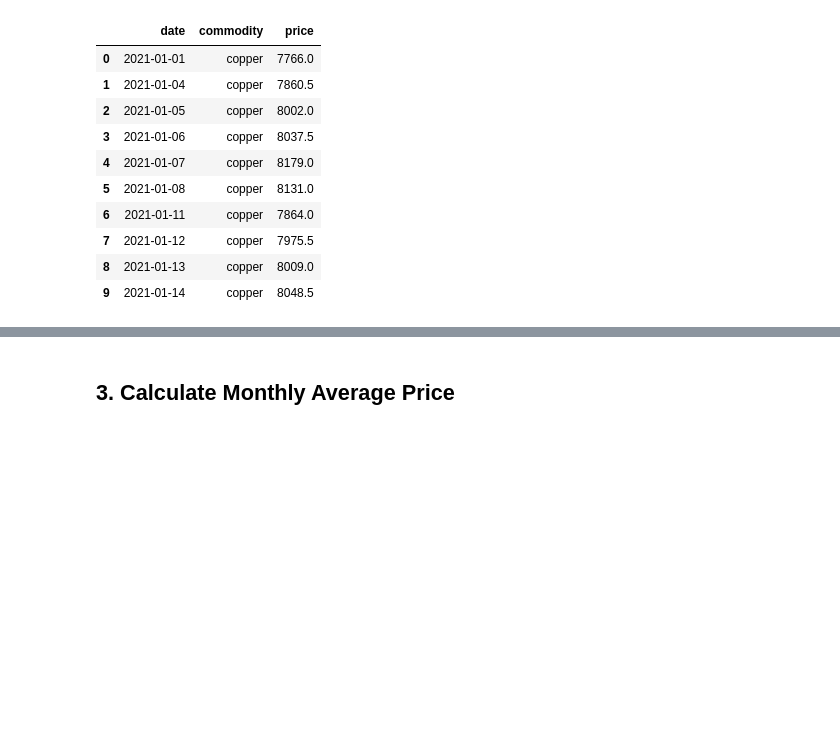
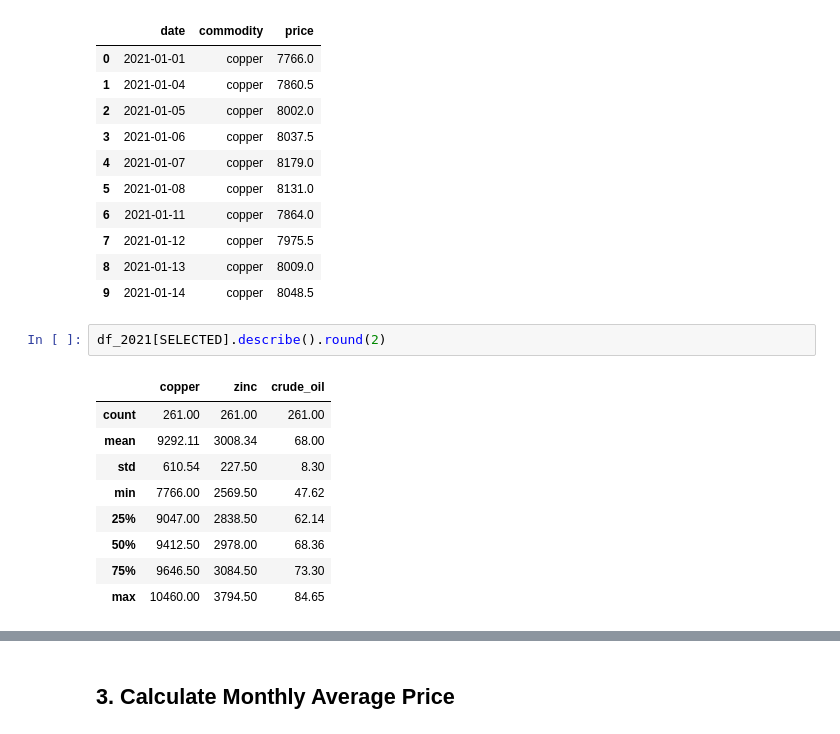
Before and after one commit to d-dubinin/OilDesk-Intern-Assessment, a Jupyter notebook: solutions/q1_data_manipulation.ipynb, the cells around one changed output, grey strips where cells are left out. Cells and saved outputs as stored; diff of their text form; blank space fills up the shorter version.

```diff
--- a/solutions/q1_data_manipulation.ipynb
+++ b/solutions/q1_data_manipulation.ipynb
@@ -92,3 +108,15 @@ df_long.head(10)
 | 7 | 2021-01-12 | copper | 7975.5 |
 | 8 | 2021-01-13 | copper | 8009.0 |
 | 9 | 2021-01-14 | copper | 8048.5 |
+# %%
+df_2021[SELECTED].describe().round(2)
+# %% [output]
+|  | copper | zinc | crude_oil |
+| count | 261.00 | 261.00 | 261.00 |
+| mean | 9292.11 | 3008.34 | 68.00 |
+| std | 610.54 | 227.50 | 8.30 |
+| min | 7766.00 | 2569.50 | 47.62 |
+| 25% | 9047.00 | 2838.50 | 62.14 |
+| 50% | 9412.50 | 2978.00 | 68.36 |
+| 75% | 9646.50 | 3084.50 | 73.30 |
+| max | 10460.00 | 3794.50 | 84.65 |
```
Also changed, not shown: parts of 5 cells of this notebook.
